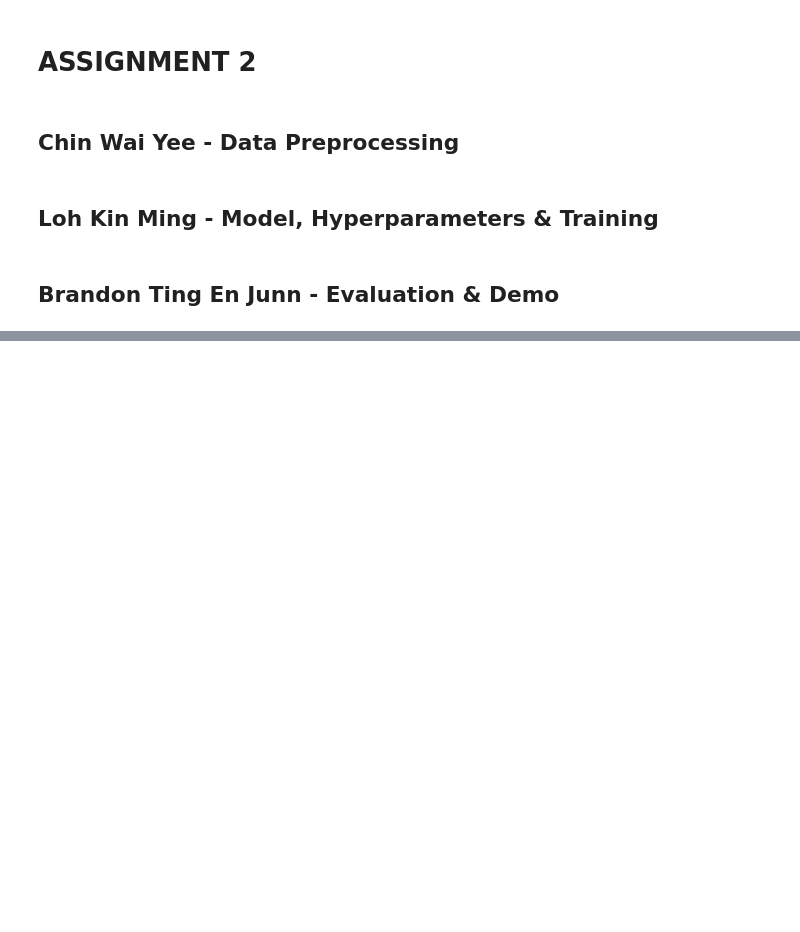
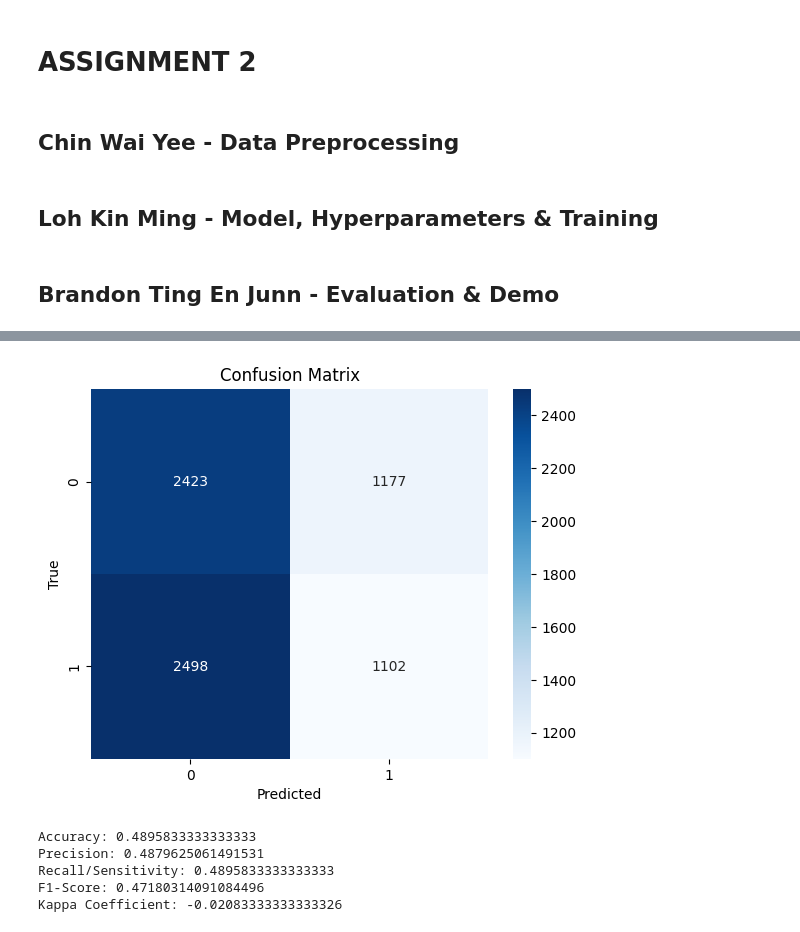
Before and after one commit to Chin-Wai-Yee/ai-image-detection, a Jupyter notebook: Assignment-2.ipynb, the cells around one changed output, grey strips where cells are left out. Cells and saved outputs as stored; diff of their text form; code cells hidden in the pictures; blank space fills up the shorter version.

```diff
--- a/Assignment-2.ipynb
+++ b/Assignment-2.ipynb
@@ -83,0 +97,31 @@ test_loader = DataLoader(test_dataset, batch_size=32)
+# %%
+# Load model
+# model = efficientnet_b0()
+# model.load_state_dict(torch.load('/kaggle/input/efficientnetb0/pytorch/default/1/model1_full.pth'))
+model = torch.load("/kaggle/input/efficientnetb0/pytorch/default/1/model1_full.pth")
+device = torch.device("cuda" if torch.cuda.is_available() else "cpu")
+
+model.eval()
+model.to(device)
+
+y_true = []
+y_pred = []
+y_score = []
+
+# Run inference on test_loader
+with torch.no_grad():
+    for inputs, labels in test_loader:
+        inputs, labels = inputs.to(device), labels.to(device)
+
+        # Run inference
+        outputs = model(inputs)
+
+        # Softmax function
+        probits = torch.softmax(outputs, dim=1)
+
+        # Prediction
+        _, pred = torch.max(probits, dim=1)
+
+        y_true.extend(labels.to("cpu").numpy())
+        y_pred.extend(pred.to("cpu").numpy())
+        y_score.extend(probits[:, 1].to("cpu").numpy())
@@ -83,0 +139,28 @@ test_loader = DataLoader(test_dataset, batch_size=32)
+# %%
+# Confusion Matrix
+sns.heatmap(confusion_matrix(y_true, y_pred), annot=True, fmt='d', cmap='Blues')
+plt.xlabel("Predicted")
+plt.ylabel("True")
+plt.title("Confusion Matrix")
+plt.show()
+# %% [output]
+[figure, added]
+# %%
+# Accuracy,Precision, Recall/Sensitivity, F1-Score, Kappa Coefficient
+accuracy = accuracy_score(y_true, y_pred)
+precision = precision_score(y_true, y_pred, average='weighted')
+recall_sensitivity = recall_score(y_true, y_pred, average='weighted')
+f1_score = f1_score(y_true, y_pred, average='weighted')
+kappa_coefficient = cohen_kappa_score(y_true, y_pred)
+
+print("Accuracy:", accuracy)
+print("Precision:", precision)
+print("Recall/Sensitivity:", recall_sensitivity)
+print("F1-Score:", f1_score)
+print("Kappa Coefficient:", kappa_coefficient)
+# %% [output]
+Accuracy: 0.4895833333333333
+Precision: 0.4879625061491531
+Recall/Sensitivity: 0.4895833333333333
+F1-Score: 0.47180314091084496
+Kappa Coefficient: -0.02083333333333326
```
Also changed, not shown: parts of 6 cells of this notebook.
